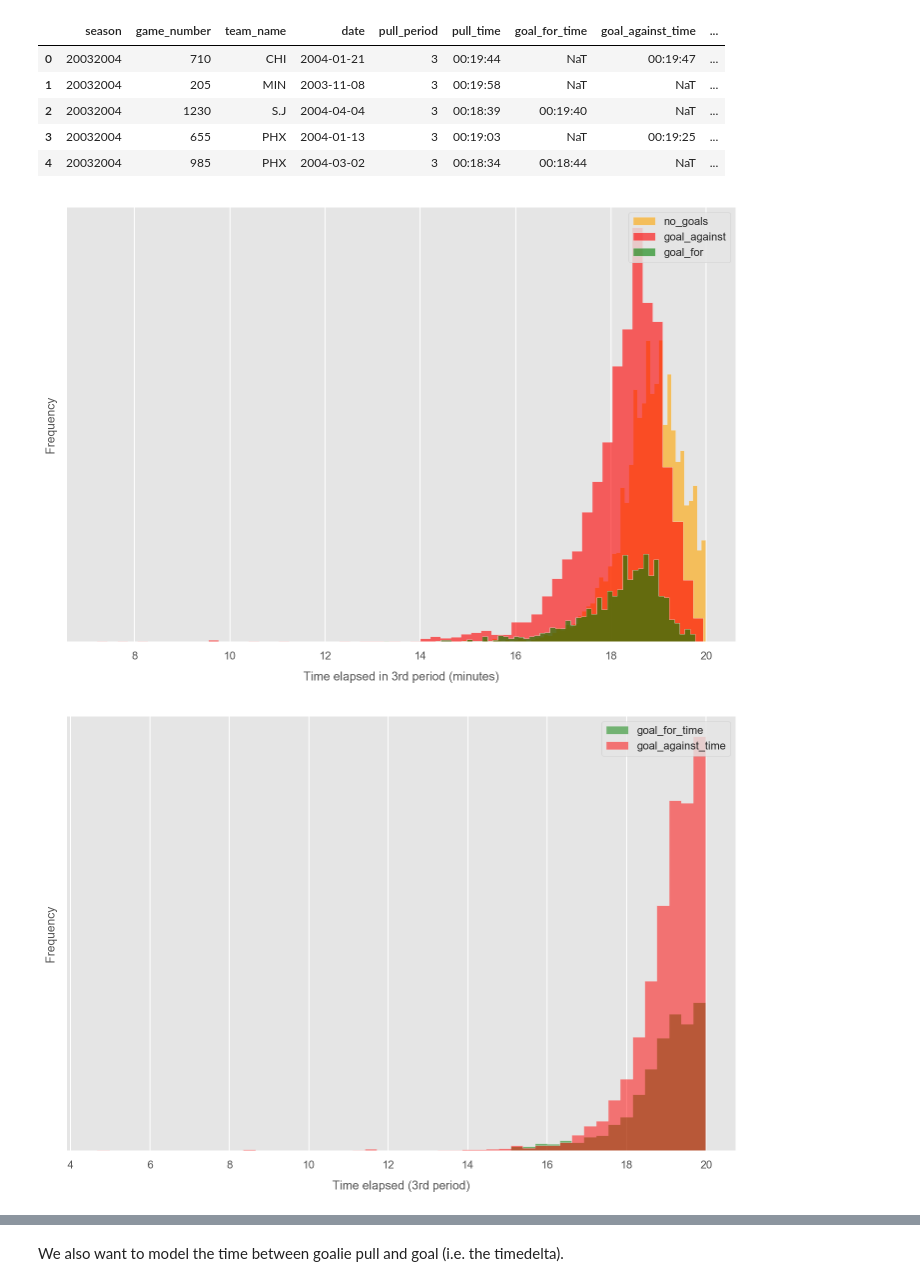
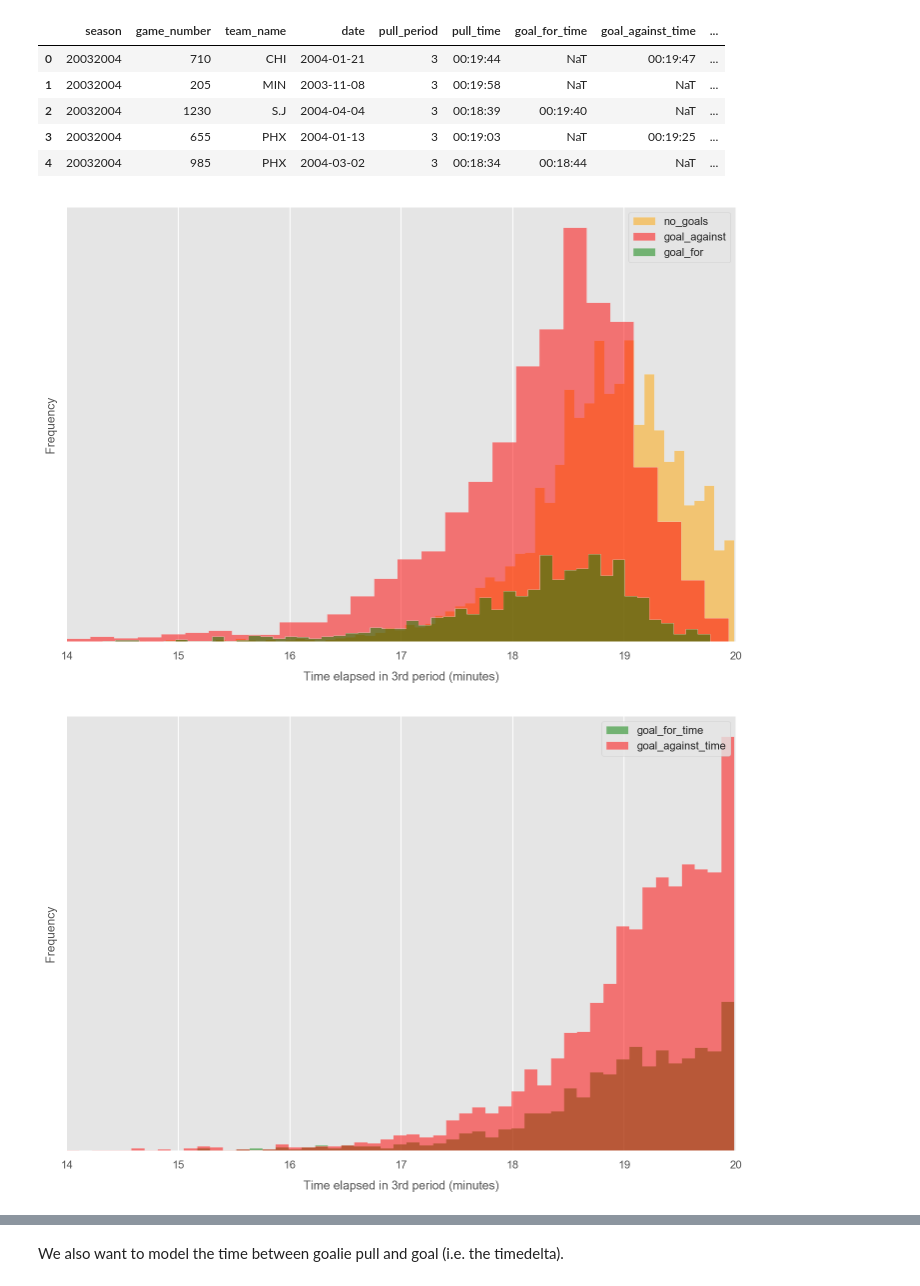
Before and after one commit to zazencodes/nhl-goalie-pull-optimization, a Jupyter notebook: notebooks/src/3_exploratory_analysis_2003-2019.ipynb, the cells around one changed output, grey strips where cells are left out. Saved outputs shown, nothing was run; the diff lists cells and outputs as text; code cells hidden in the pictures.

```diff
--- a/notebooks/src/3_exploratory_analysis_2003-2019.ipynb
+++ b/notebooks/src/3_exploratory_analysis_2003-2019.ipynb
@@ -262,11 +264,19 @@ axes = []
 for c, label in iterables:
     m = df.label==label
     s = df[m].groupby('season').size().sort_index(ascending=True).rename(label).reset_index()
-    axes.append(s.plot(marker='o', lw=0, ax=ax, ms=10, color=c, label=label))
+    s.loc[s.season == '20122013', label] = float('nan')
+    s.plot(marker='o', lw=0, ax=ax, ms=10, color=c, label=label)
     plt.legend()
 
-ax.set_xticklabels(s.season.tolist());
+# ax.set_xticklabels(s.season.tolist());
 ax.set_ylim(0, 600)
 plt.ylabel('Total Counts')
+
+# Assign tick names
+label_map = {str(i): s for i, s in enumerate(s.season.tolist())}
+fig.canvas.draw()
+labels = [lab.get_text() for lab in ax.get_xticklabels()]
+ax.set_xticklabels([label_map.get(lab, '') for lab in labels])
+
 savefig('goalie_pull_outcomes_by_season')
 # %% [output]
@@ -296,40 +307,42 @@ df.head()
 # %%
 # ax = plt.subplot(111)
 # ax.set_prop_cycle(color=['red', 'green', 'orange'])
 
 df['pull_time_seconds'] = df['pull_time'].astype('timedelta64[s]') / 60
 
 iterables = zip(['orange', 'red', 'green'],
                 ['no_goals', 'goal_against', 'goal_for'])
 
 for c, label in iterables:
     (df[df.label==label]['pull_time_seconds']
          .plot.hist(bins=60,
-                    alpha=0.6,
+                    alpha=0.5,
                     color=c,
                     histtype='stepfilled',
                     label=label))
 
 plt.xlabel('Time elapsed in 3rd period (minutes)')
 plt.yticks([])
+plt.xlim(14, 20)
 plt.legend()
 
-savefig(plt, 'goalie_pull_outcomes_game_times_hist')
+savefig('goalie_pull_outcomes_game_times_hist')
 del df['pull_time_seconds']
 # %% [output]
-[figure, old version]
+[figure, new version]
 # %%
 cols = ['goal_for_time', 'goal_against_time']
 (df[cols].astype('timedelta64[s]') / 60)\
-    .plot.hist(bins=50,
+    .plot.hist(bins=100,
                alpha=0.5,
                color=['green', 'red'],
                histtype='stepfilled')
 plt.xlabel('Time elapsed in 3rd period (minutes)')
 plt.yticks([])
-savefig(plt, '5_on_6_goals')
+plt.xlim(14, 20)
+savefig('5_on_6_goals')
 # %% [output]
-[figure, old version]
+[figure, new version]
 # %%
 cols = ['goal_for_time', 'goal_against_time']
 (df[cols].astype('timedelta64[s]') / 60)\
```
Also changed, not shown: parts of 13 cells of this notebook, 8 other files.
